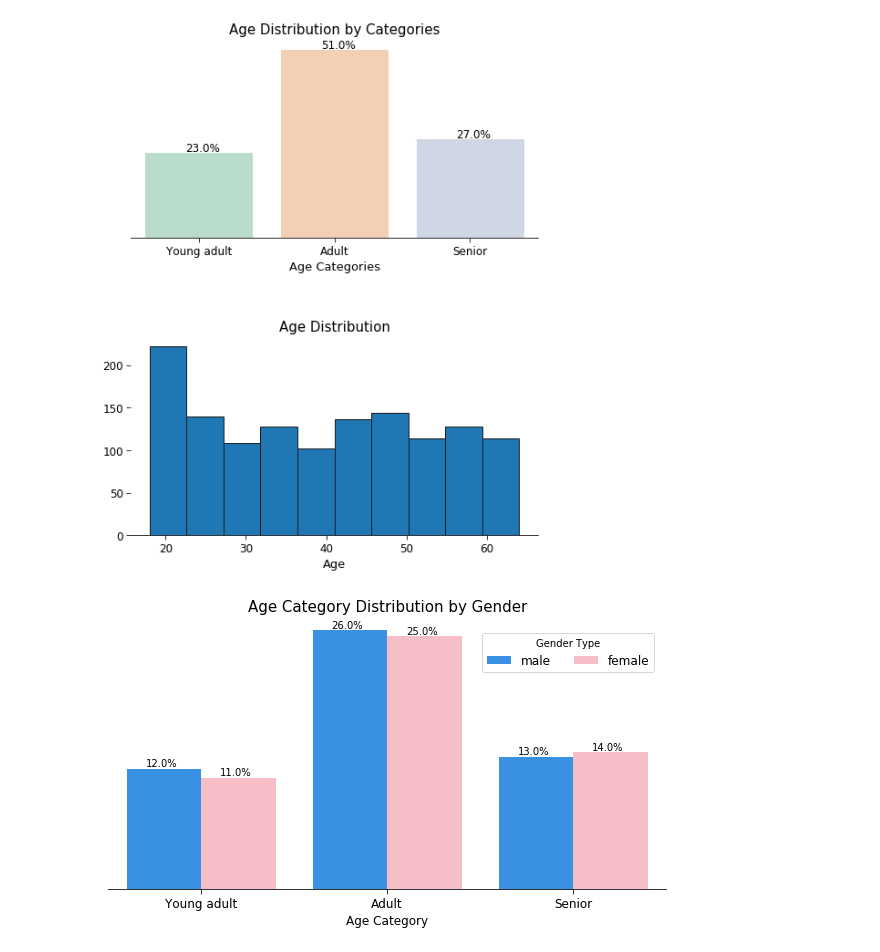
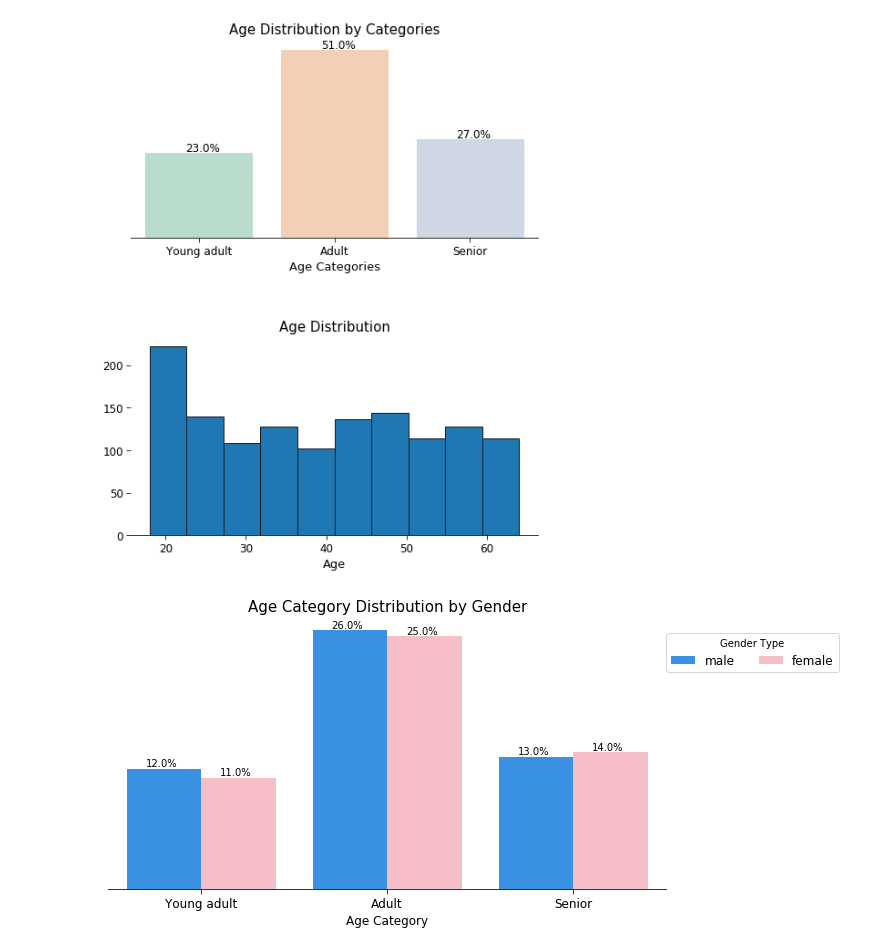
Before and after one commit to gowthamkatari/Medical_cost_dataset, a Jupyter notebook: medical_cost.ipynb, the cells around one changed output. Saved outputs shown, nothing was run; the diff lists cells and outputs as text; code cells hidden in the pictures.

```diff
--- a/medical_cost.ipynb
+++ b/medical_cost.ipynb
@@ -90,23 +92,23 @@ plt.show()
 # %%
 def gender_dist_plot(x_axis,title):
     f,ax = plt.subplots(figsize=(10,5))
     sns.countplot(x=x_axis, data = df, ax = ax,palette=['dodgerblue','lightpink']
                   ,hue='sex', hue_order=['male','female'] )
 
     for i in ax.patches:
         ax.text(i.get_x()+0.1, i.get_height()+3,\
                 str(round((i.get_height()/df.region.shape[0])*100))+'%')
     ax.set_title(title+ ' Distribution by Gender', fontsize = 15)
     ax.set_xlabel(title, fontsize =12)
     ax.tick_params(length=5, labelsize= 12, labelcolor = 'black')
     x_axis = ax.axes.get_yaxis().set_visible(False)
-    ax.legend(loc=[0.67,0.8],fontsize = 12, title = "Gender Type",ncol=2)
+    ax.legend(loc=[1,0.8],fontsize = 12, title = "Gender Type",ncol=2)
     sns.despine(left = True)
     plt.show()
 
 gender_dist_plot("age_category",'Age Category')
 # %% [output]
-[figure, old version]
+[figure, new version]
 # %%
 gender_dist_plot("region",'Region')
 # %% [output]
```
Also changed, not shown: parts of 10 cells of this notebook.
